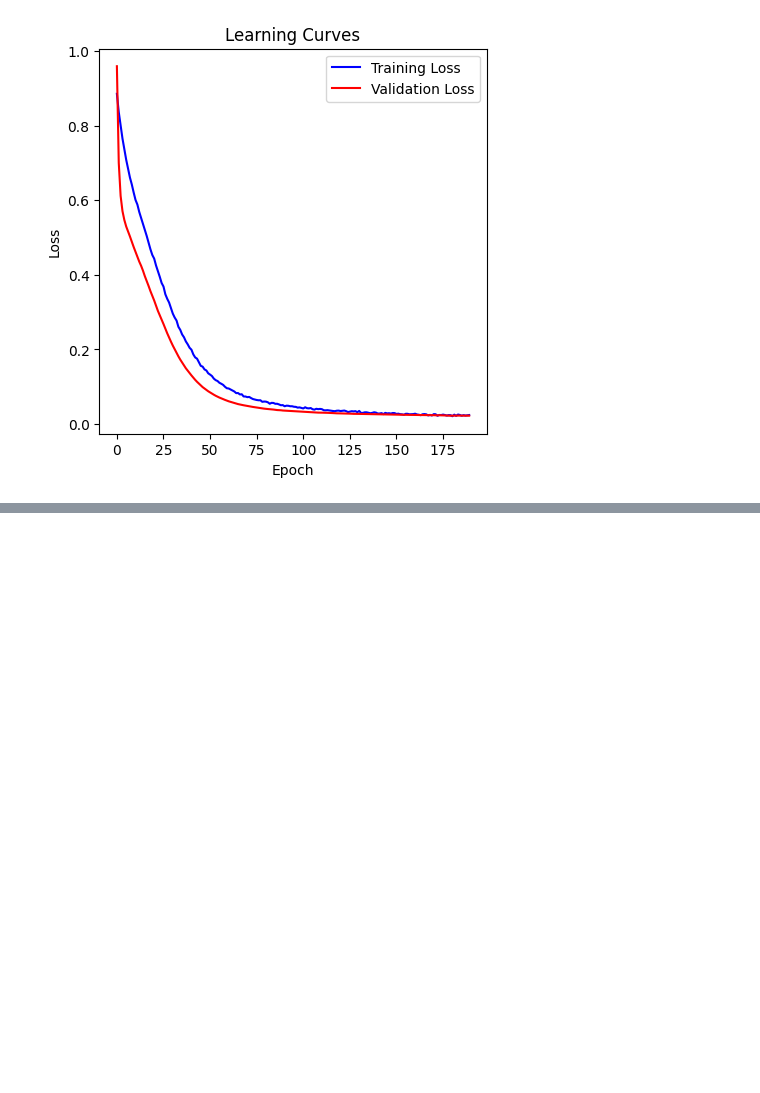
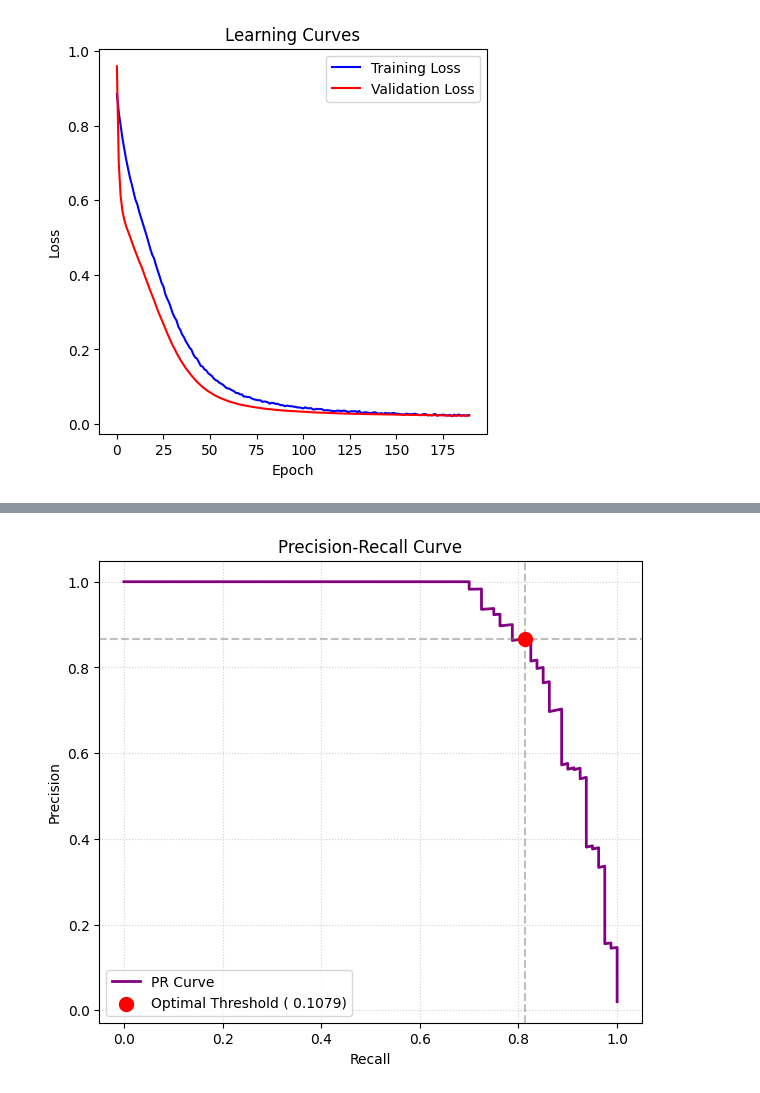
Before and after one commit to kuroshkarimi/Machine-Learning-and-Data-Analysis, a Jupyter notebook: Deep_Learning/Classification_Threshold_Evaluation.ipynb, the cells around one changed output, grey strips where cells are left out. Saved outputs shown, nothing was run; the diff lists cells and outputs as text; code cells hidden in the pictures; blank space fills up the shorter version.

```diff
--- a/Deep_Learning/Classification_Threshold_Evaluation.ipynb
+++ b/Deep_Learning/Classification_Threshold_Evaluation.ipynb
@@ -213,0 +250,3 @@ validation roc auc: 0.9945982142857143
+# %%
+precision, recall, threshold = precision_recall_curve(y_val, val_scores)
+print(precision.shape, recall.shape, threshold.shape)
@@ -213,0 +255,10 @@ validation roc auc: 0.9945982142857143
+# %%
+result = pd.DataFrame({
+    'precision': precision[:-1],
+    'recall': recall[:-1],
+    'threshold': threshold
+})
+# %%
+refined = result.loc[result.recall > 0.8, :]
+max_precision = refined.loc[refined.precision.idxmax(), :]
+max_precision
@@ -213,0 +279,18 @@ validation roc auc: 0.9945982142857143
+# %%
+plt.figure(figsize=(7, 6))
+plt.plot(recall, precision, label='PR Curve', color='purple', lw=2)
+
+# Highlight our chosen optimal threshold point
+plt.scatter(max_precision.iloc[1], max_precision.iloc[0], color='red', s=100, zorder=5,
+            label=f"Optimal Threshold ({max_precision.iloc[2]: .4f})")
+
+plt.xlabel('Recall')
+plt.ylabel('Precision')
+plt.title('Precision-Recall Curve')
+plt.axhline(y=max_precision.iloc[0], color='gray', linestyle='--', alpha=0.5)
+plt.axvline(x=max_precision.iloc[1], color='gray', linestyle='--', alpha=0.5)
+plt.legend(loc='lower left')
+plt.grid(True, linestyle=':', alpha=0.6)
+plt.show()
+# %% [output]
+[figure, added]
```
Also changed, not shown: parts of 11 cells of this notebook.
